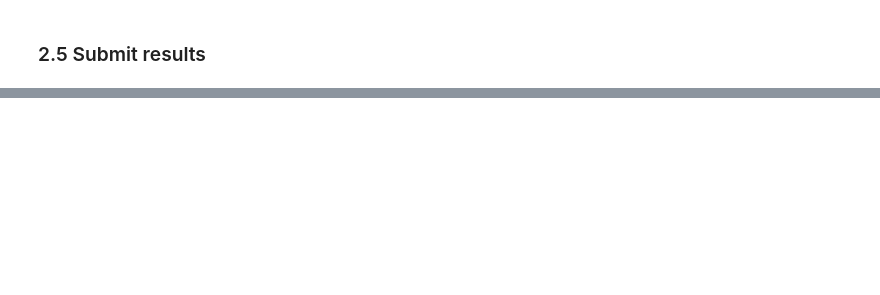
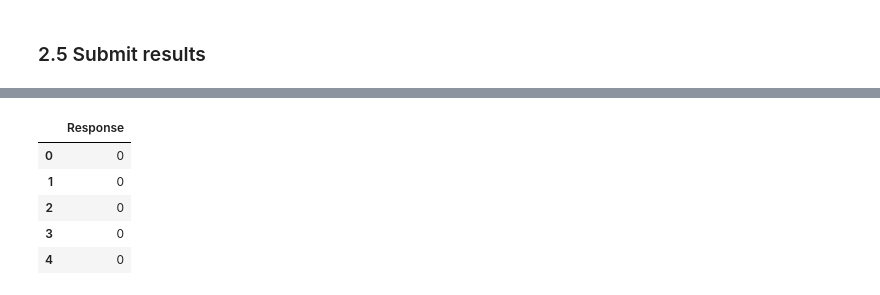
Before and after one commit to AlbertoDeBlas/MLEngineerNanodegreeCapstone, a Jupyter notebook: Arvato Project Workbook Part 2 Supervised Learning Model.ipynb, the cells around one changed output, grey strips where cells are left out. Drawn from its saved outputs; the diff is of its cells as text; code cells hidden in the pictures; blank space fills up the shorter version.

```diff
--- a/Arvato Project Workbook Part 2 Supervised Learning Model.ipynb
+++ b/Arvato Project Workbook Part 2 Supervised Learning Model.ipynb
@@ -652,0 +758,12 @@ mailout_test_response.head()
+# %%
+filename = "mailout_test_automl.csv.out"
+
+mailout_test_response_automl = pd.read_csv(filename, header = 0, names = ['Response'])
+mailout_test_response_automl.head()
+# %% [output]
+|  | Response |
+| 0 | 0 |
+| 1 | 0 |
+| 2 | 0 |
+| 3 | 0 |
+| 4 | 0 |
```
Also changed, not shown: parts of 31 cells of this notebook, 4 other files.
